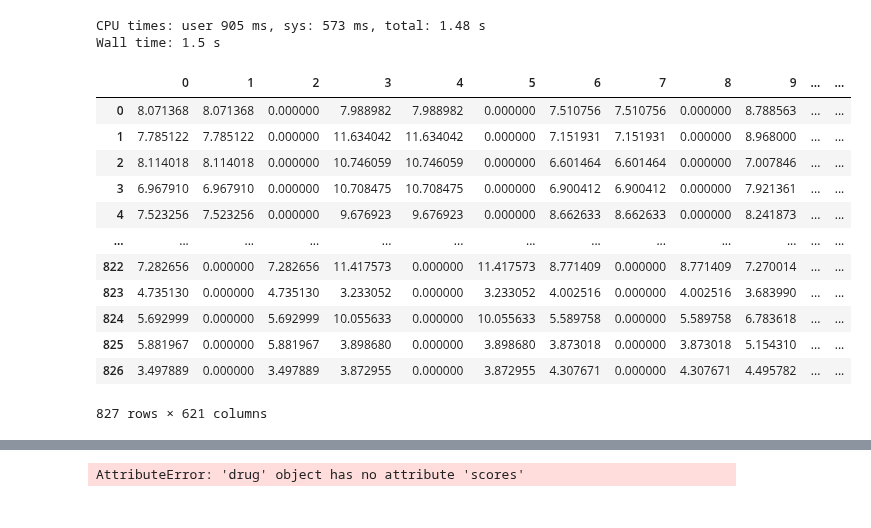
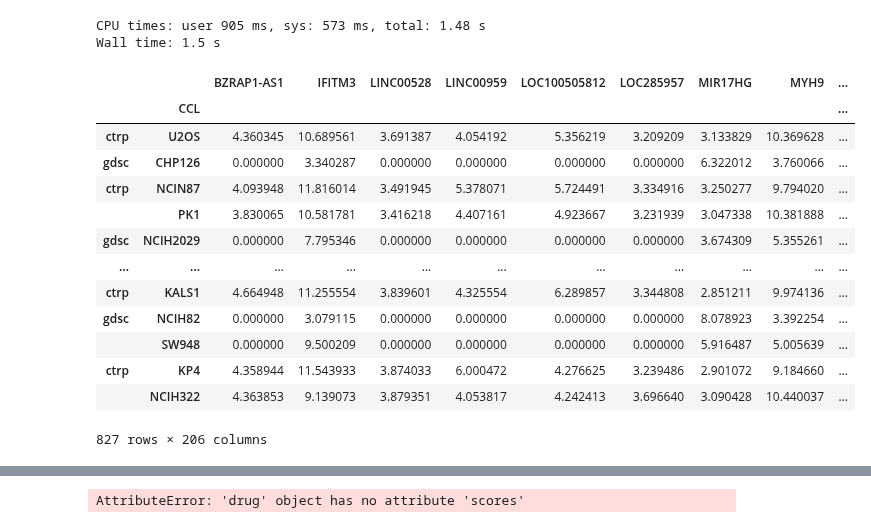
Before and after one commit to lucas-ubm/phc-data-pipeline, a Jupyter notebook: Messing.ipynb, the cells around one changed output, grey strips where cells are left out. Drawn from its saved outputs; the diff is of its cells as text; code cells hidden in the pictures.

```diff
--- a/Messing.ipynb
+++ b/Messing.ipynb
@@ -382,18 +315,19 @@ aag.feda()
 CPU times: user 905 ms, sys: 573 ms, total: 1.48 s
 Wall time: 1.5 s
 # %%
-pd.DataFrame(aag.get('X', 'train'))
+aag.get('X', 'train')
 # %% [output]
-|  | 0 | 1 | 2 | 3 | 4 | 5 | 6 | 7 | 8 | 9 | ... | ... |
-| 0 | 8.071368 | 8.071368 | 0.000000 | 7.988982 | 7.988982 | 0.000000 | 7.510756 | 7.510756 | 0.000000 | 8.788563 | ... | ... |
-| 1 | 7.785122 | 7.785122 | 0.000000 | 11.634042 | 11.634042 | 0.000000 | 7.151931 | 7.151931 | 0.000000 | 8.968000 | ... | ... |
-| 2 | 8.114018 | 8.114018 | 0.000000 | 10.746059 | 10.746059 | 0.000000 | 6.601464 | 6.601464 | 0.000000 | 7.007846 | ... | ... |
-| 3 | 6.967910 | 6.967910 | 0.000000 | 10.708475 | 10.708475 | 0.000000 | 6.900412 | 6.900412 | 0.000000 | 7.921361 | ... | ... |
-| 4 | 7.523256 | 7.523256 | 0.000000 | 9.676923 | 9.676923 | 0.000000 | 8.662633 | 8.662633 | 0.000000 | 8.241873 | ... | ... |
-| ... | ... | ... | ... | ... | ... | ... | ... | ... | ... | ... | ... | ... |
-| 822 | 7.282656 | 0.000000 | 7.282656 | 11.417573 | 0.000000 | 11.417573 | 8.771409 | 0.000000 | 8.771409 | 7.270014 | ... | ... |
-| 823 | 4.735130 | 0.000000 | 4.735130 | 3.233052 | 0.000000 | 3.233052 | 4.002516 | 0.000000 | 4.002516 | 3.683990 | ... | ... |
-| 824 | 5.692999 | 0.000000 | 5.692999 | 10.055633 | 0.000000 | 10.055633 | 5.589758 | 0.000000 | 5.589758 | 6.783618 | ... | ... |
-| 825 | 5.881967 | 0.000000 | 5.881967 | 3.898680 | 0.000000 | 3.898680 | 3.873018 | 0.000000 | 3.873018 | 5.154310 | ... | ... |
-| 826 | 3.497889 | 0.000000 | 3.497889 | 3.872955 | 0.000000 | 3.872955 | 4.307671 | 0.000000 | 4.307671 | 4.495782 | ... | ... |
+|  |  | BZRAP1-AS1 | IFITM3 | LINC00528 | LINC00959 | LOC100505812 | LOC285957 | MIR17HG | MYH9 | ... |
+|  | CCL |  |  |  |  |  |  |  |  | ... |
+| ctrp | U2OS | 4.360345 | 10.689561 | 3.691387 | 4.054192 | 5.356219 | 3.209209 | 3.133829 | 10.369628 | ... |
+| gdsc | CHP126 | 0.000000 | 3.340287 | 0.000000 | 0.000000 | 0.000000 | 0.000000 | 6.322012 | 3.760066 | ... |
+| ctrp | NCIN87 | 4.093948 | 11.816014 | 3.491945 | 5.378071 | 5.724491 | 3.334916 | 3.250277 | 9.794020 | ... |
+|  | PK1 | 3.830065 | 10.581781 | 3.416218 | 4.407161 | 4.923667 | 3.231939 | 3.047338 | 10.381888 | ... |
+| gdsc | NCIH2029 | 0.000000 | 7.795346 | 0.000000 | 0.000000 | 0.000000 | 0.000000 | 3.674309 | 5.355261 | ... |
+| ... | ... | ... | ... | ... | ... | ... | ... | ... | ... | ... |
+| ctrp | KALS1 | 4.664948 | 11.255554 | 3.839601 | 4.325554 | 6.289857 | 3.344808 | 2.851211 | 9.974136 | ... |
+| gdsc | NCIH82 | 0.000000 | 3.079115 | 0.000000 | 0.000000 | 0.000000 | 0.000000 | 8.078923 | 3.392254 | ... |
+|  | SW948 | 0.000000 | 9.500209 | 0.000000 | 0.000000 | 0.000000 | 0.000000 | 5.916487 | 5.005639 | ... |
+| ctrp | KP4 | 4.358944 | 11.543933 | 3.874033 | 6.000472 | 4.276625 | 3.239486 | 2.901072 | 9.184660 | ... |
+|  | NCIH322 | 4.363853 | 9.139073 | 3.879351 | 4.053817 | 4.242413 | 3.696640 | 3.090428 | 10.440037 | ... |
-827 rows × 621 columns
+827 rows × 206 columns
```
Also changed, not shown: parts of 19 cells of this notebook, 4 other files.
